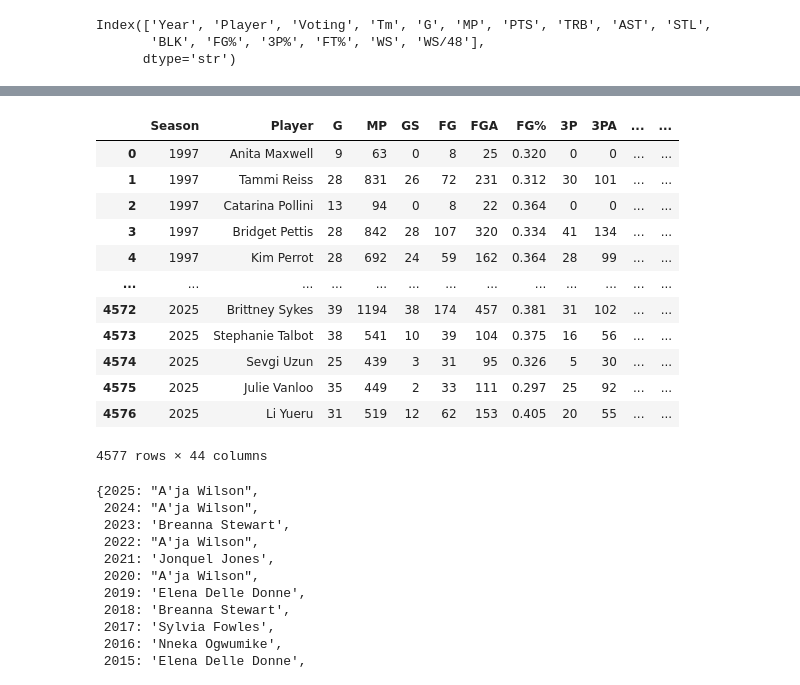
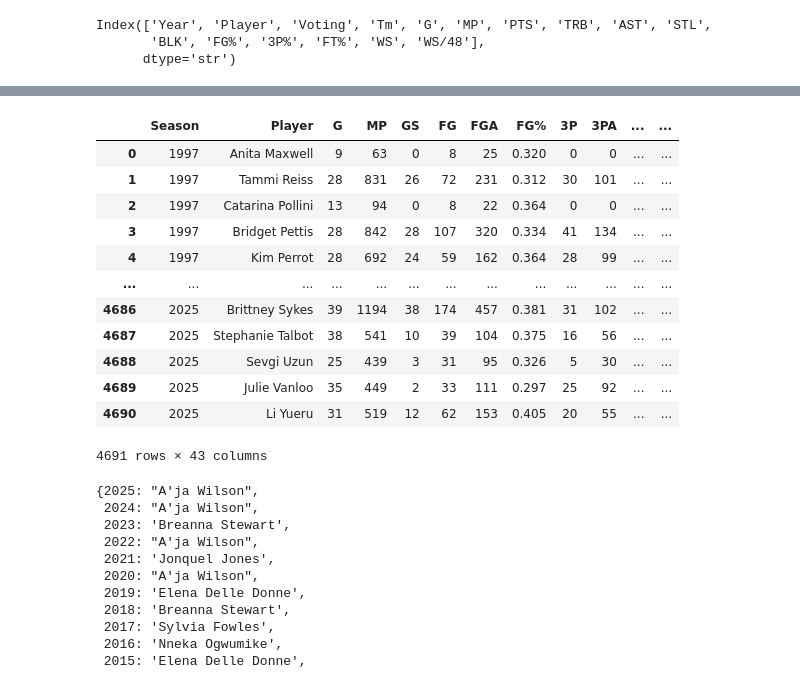
Before and after one commit to reem-naji/wnba, a Jupyter notebook: ml/notebooks/scrape.ipynb, the cells around one changed output, grey strips where cells are left out. Saved outputs shown, nothing was run; the diff lists cells and outputs as text; code cells hidden in the pictures.

Commit message:
removed plus minus feature due to inconsistency between players names in nba api vs baketball reference website

```diff
--- a/ml/notebooks/scrape.ipynb
+++ b/ml/notebooks/scrape.ipynb
@@ -130,6 +135,6 @@ Index(['Season', 'Player', 'Team', 'Pos', 'G', 'MP', 'G', 'MP', 'PER', 'TS%',
 # %%
-advanced_stats.drop(advanced_stats.columns[-5], axis=1, inplace=True) # remove ' ' column
-advanced_stats.drop(advanced_stats.columns[2:7], axis=1, inplace=True) # remove 'Team', 'Pos', 'G', 'MP', 'G', 'MP' columns
+advanced_stats.drop(advanced_stats.columns[-5], axis=1, inplace=True) # remove ' ' column , use indices to avoid keyerror
+advanced_stats.drop(columns=['Team', 'Pos', 'G', 'MP'], inplace=True) # remove 'Team', 'Pos', 'G', 'MP', 'G', 'MP' columns
 advanced_stats.columns
 # %% [output]
 Index(['Season', 'Player', 'PER', 'TS%', 'eFG%', '3PAr', 'FTr', 'ORB%', 'TRB%',
@@ -223,11 +228,12 @@ def get_basic_stats_for_multiple_seasons(start=1997, end=2025):
         time.sleep(1)
     return df
 # %%
-basic_stats = get_basic_stats_for_multiple_seasons()
-basic_stats.shape
+scraped_basic_stats = get_basic_stats_for_multiple_seasons()
+scraped_basic_stats.shape
 # %% [output]
 (4691, 29)
 # %%
+basic_stats = scraped_basic_stats
 basic_stats.tail()
 # %% [output]
 |  | Season | Player | Team | Pos | G | MP | G | GS | MP | FG | ... | ... |
@@ -246,4 +252,5 @@ Index(['Season', 'Player', 'Team', 'Pos', 'G', 'MP', 'GS', 'FG', 'FGA', 'FG%',
        'TRB', 'AST', 'STL', 'BLK', 'TOV', 'PF', 'PTS'],
       dtype='str')
 # %%
-basic_stats.drop(columns=basic_stats.columns[2:4], inplace=True) # remove 'Team', 'Pos'columns
+basic_stats.drop(columns=['Team', 'Pos'], inplace=True) # remove 'Team', 'Pos'columns
+basic_stats.columns
@@ -458,20 +416,20 @@ data_bpm
 # %%
-final_df = basic_stats.merge(advanced_stats, on=['Season','Player']).merge(data_bpm, on=['Season', 'Player'])
+final_df = basic_stats.merge(advanced_stats, on=['Season','Player'])
 final_df
 # %% [output]
 |  | Season | Player | G | MP | GS | FG | FGA | FG% | 3P | 3PA | ... | ... |
 | 0 | 1997 | Anita Maxwell | 9 | 63 | 0 | 8 | 25 | 0.320 | 0 | 0 | ... | ... |
 | 1 | 1997 | Tammi Reiss | 28 | 831 | 26 | 72 | 231 | 0.312 | 30 | 101 | ... | ... |
 | 2 | 1997 | Catarina Pollini | 13 | 94 | 0 | 8 | 22 | 0.364 | 0 | 0 | ... | ... |
 | 3 | 1997 | Bridget Pettis | 28 | 842 | 28 | 107 | 320 | 0.334 | 41 | 134 | ... | ... |
 | 4 | 1997 | Kim Perrot | 28 | 692 | 24 | 59 | 162 | 0.364 | 28 | 99 | ... | ... |
 | ... | ... | ... | ... | ... | ... | ... | ... | ... | ... | ... | ... | ... |
-| 4572 | 2025 | Brittney Sykes | 39 | 1194 | 38 | 174 | 457 | 0.381 | 31 | 102 | ... | ... |
-| 4573 | 2025 | Stephanie Talbot | 38 | 541 | 10 | 39 | 104 | 0.375 | 16 | 56 | ... | ... |
-| 4574 | 2025 | Sevgi Uzun | 25 | 439 | 3 | 31 | 95 | 0.326 | 5 | 30 | ... | ... |
-| 4575 | 2025 | Julie Vanloo | 35 | 449 | 2 | 33 | 111 | 0.297 | 25 | 92 | ... | ... |
-| 4576 | 2025 | Li Yueru | 31 | 519 | 12 | 62 | 153 | 0.405 | 20 | 55 | ... | ... |
+| 4686 | 2025 | Brittney Sykes | 39 | 1194 | 38 | 174 | 457 | 0.381 | 31 | 102 | ... | ... |
+| 4687 | 2025 | Stephanie Talbot | 38 | 541 | 10 | 39 | 104 | 0.375 | 16 | 56 | ... | ... |
+| 4688 | 2025 | Sevgi Uzun | 25 | 439 | 3 | 31 | 95 | 0.326 | 5 | 30 | ... | ... |
+| 4689 | 2025 | Julie Vanloo | 35 | 449 | 2 | 33 | 111 | 0.297 | 25 | 92 | ... | ... |
+| 4690 | 2025 | Li Yueru | 31 | 519 | 12 | 62 | 153 | 0.405 | 20 | 55 | ... | ... |
-4577 rows × 44 columns
+4691 rows × 43 columns
 # %%
 mvps_dict = mvps[['Year', 'Player']].set_index('Year').to_dict()['Player']
 mvps_dict
```
Also changed, not shown: parts of 16 cells of this notebook, 1 other file.
